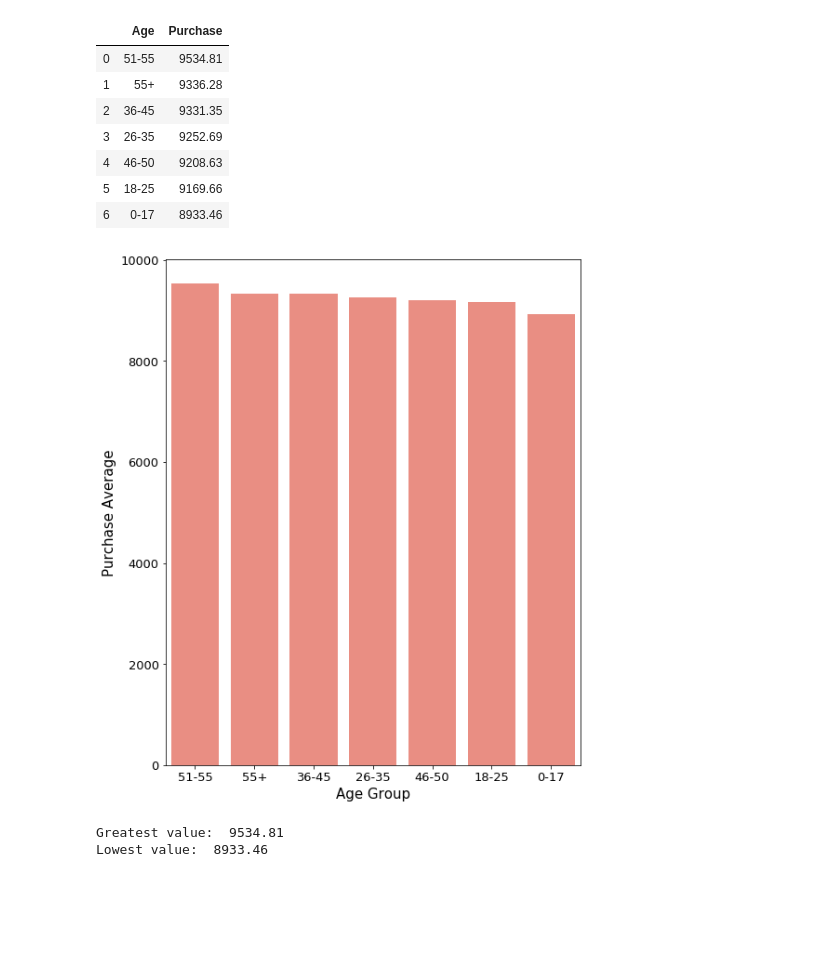
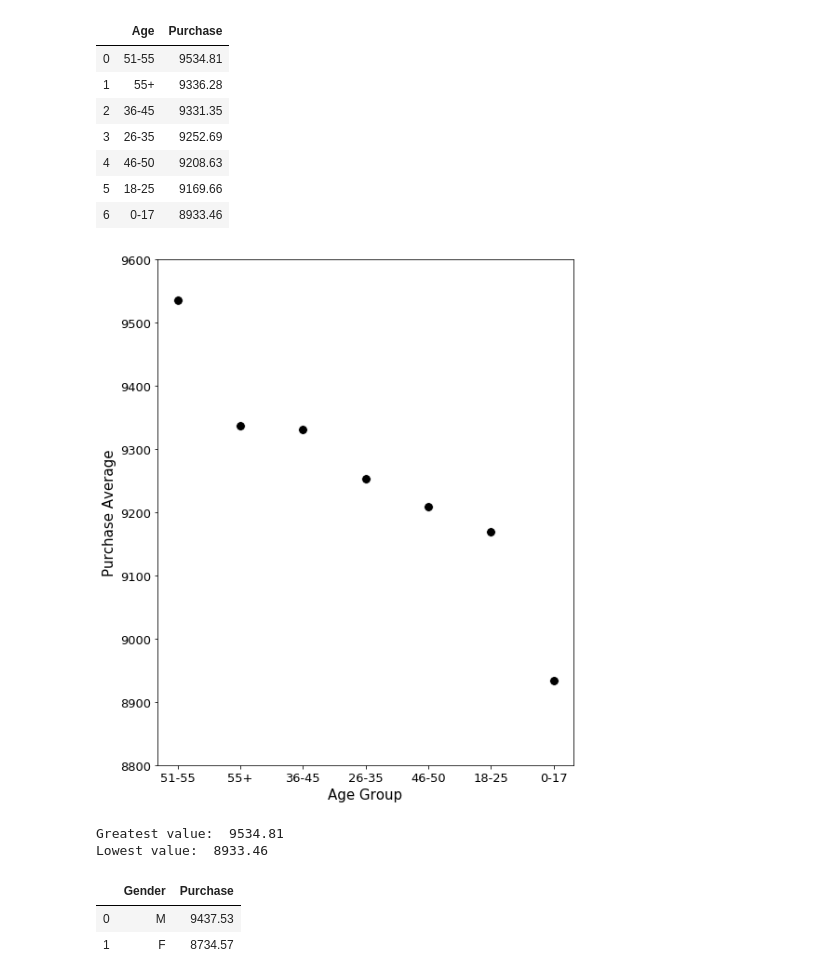
Before and after one commit to joseh4/Predicting_Black_Friday_Shopping_Purcahses, a Jupyter notebook: EDA_notebook.ipynb, the cells around one changed output. Drawn from its saved outputs; the diff is of its cells as text; code cells hidden in the pictures; blank space fills up the shorter version.

Commit message:
EDA of gender, occupation,and  average spending

```diff
--- a/EDA_notebook.ipynb
+++ b/EDA_notebook.ipynb
@@ -768,17 +768,27 @@ age_purchase_avg
 | 6 | 0-17 | 8933.46 |
 # %%
 plt.figure(figsize = (8,10))
-b=sns.barplot(x=age_purchase_avg['Age'], y = age_purchase_avg['Purchase'],
-            order = age_purchase_avg['Age'],
-           color = 'salmon')
+b=sns.scatterplot(x=age_purchase_avg['Age'], y = age_purchase_avg['Purchase'],
+           color = 'black', s =95 )
 b.set_xlabel('Age Group', fontsize = 15)
 b.set_ylabel('Purchase Average', fontsize = 15)
 b.tick_params(labelsize=13)
+plt.ylim((8800, 9600))
 plt.show()
 
 print('Greatest value: ', age_purchase_avg['Purchase'][0])
 print('Lowest value: ', age_purchase_avg['Purchase'][age_purchase_avg.index[-1]])
 # %% [output]
-[figure, old version]
+[figure, new version]
 Greatest value:  9534.81
 Lowest value:  8933.46
+# %%
+gender_purchase_average = round(df.groupby('Gender')['Purchase'].mean(), 2)
+gender_purchase_average = pd.DataFrame(gender_purchase_average)
+gender_purchase_average.sort_values(by = ['Purchase'], ascending = False, inplace = True)
+gender_purchase_average.reset_index(inplace = True)
+gender_purchase_average
+# %% [output]
+|  | Gender | Purchase |
+| 0 | M | 9437.53 |
+| 1 | F | 8734.57 |
```
Also changed, not shown: parts of 3 cells of this notebook.
